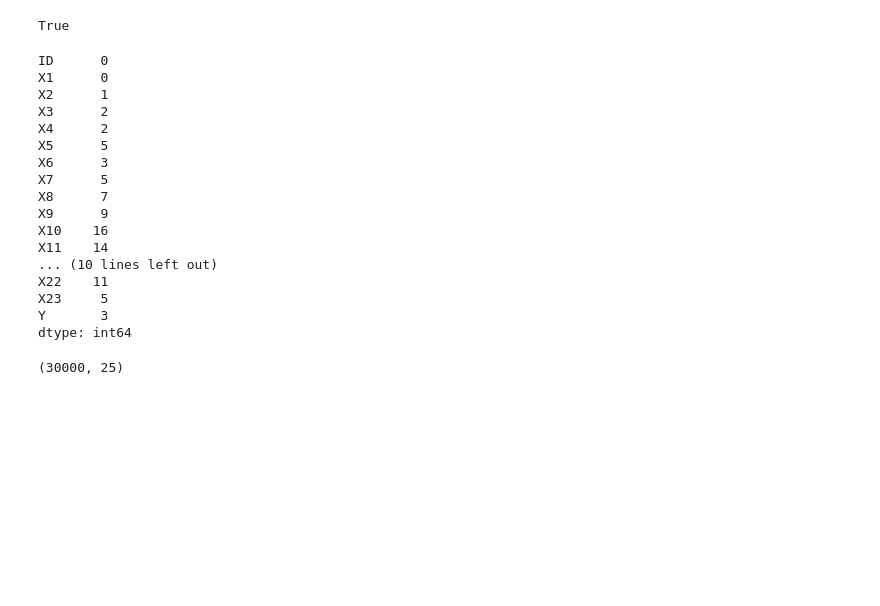
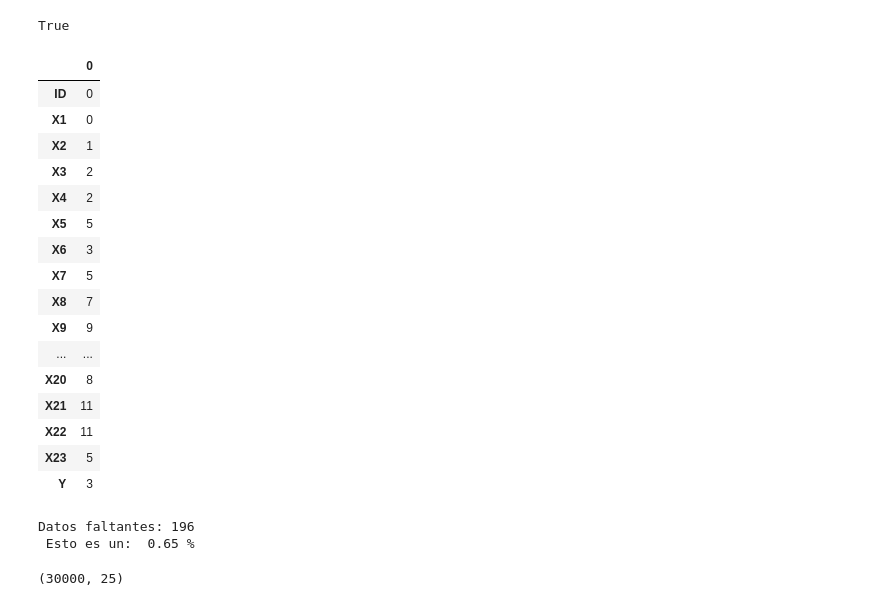
Before and after one commit to PosgradoMNA/actividades-del-projecto-equipo-125, a Jupyter notebook: Semana_3_Actividad_1.ipynb, the cells around one changed output. Cells and saved outputs as stored; diff of their text form; code cells hidden in the pictures; blank space fills up the shorter version.

```diff
--- a/Semana_3_Actividad_1.ipynb
+++ b/Semana_3_Actividad_1.ipynb
@@ -70,25 +74,35 @@ df.isnull().values.any()
 True
 # %%
 #Vemos qué columnas tienen datos nulos y cuántos
-df.isna().sum()
+sd=pd.DataFrame(df.isna().sum())
+sd
 # %% [output]
-ID      0
-X1      0
-X2      1
-X3      2
-X4      2
-X5      5
-X6      3
-X7      5
-X8      7
-X9      9
-X10    16
-X11    14
-... (10 lines left out)
-X22    11
-X23     5
-Y       3
-dtype: int64
+|  | 0 |
+| ID | 0 |
+| X1 | 0 |
+| X2 | 1 |
+| X3 | 2 |
+| X4 | 2 |
+| X5 | 5 |
+| X6 | 3 |
+| X7 | 5 |
+| X8 | 7 |
+| X9 | 9 |
+| ... | ... |
+| X20 | 8 |
+| X21 | 11 |
+| X22 | 11 |
+| X23 | 5 |
+| Y | 3 |
+# %%
+#Porcentaje de datos faltantes
+Datos_faltantes=np.sum(sd[0])
+porcentaje = np.sum(sd[0])/df.shape[0]*100
+Dos_porcentaje = "{:.2f}".format(porcentaje)
+print("Datos faltantes:",Datos_faltantes,"\n" ,"Esto es un: ",Dos_porcentaje,"%")
+# %% [output]
+Datos faltantes: 196
+ Esto es un:  0.65 %
 # %%
 #Vemos la cantidad de filas y columnas del df
 df.shape
```
Also changed, not shown: parts of 3 cells of this notebook.
